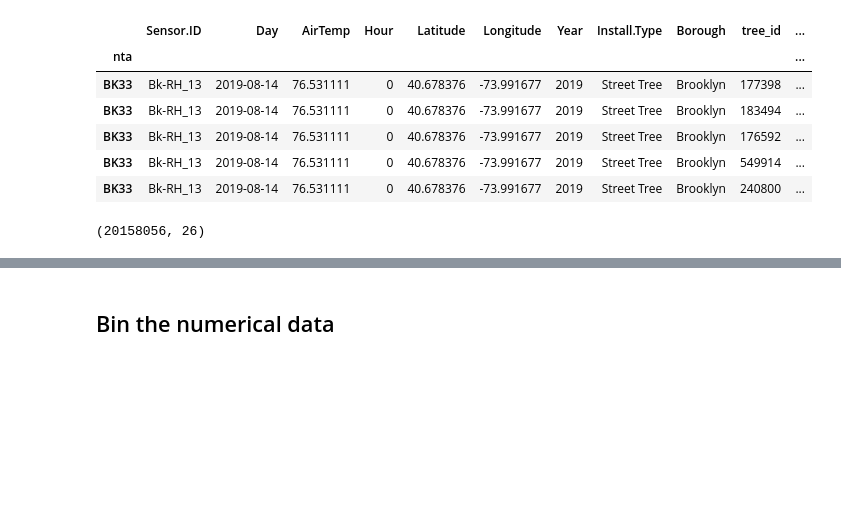
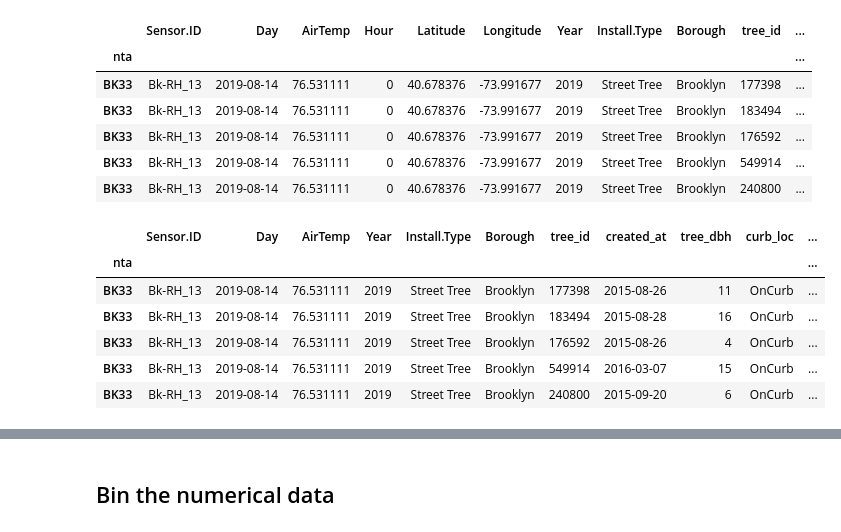
Before and after one commit to yaminivibha/DataMiningNYCTemps, a Jupyter notebook: lib/data-processing.ipynb, the cells around one changed output, grey strips where cells are left out. Saved outputs shown, nothing was run; the diff lists cells and outputs as text; code cells hidden in the pictures; blank space fills up the shorter version.

```diff
--- a/lib/data-processing.ipynb
+++ b/lib/data-processing.ipynb
@@ -232,5 +240,11 @@ integrated.rename({'Latitude': 'latidude_temp', 'Longitude': 'longitude_temp'},
 # %%
-integrated.shape
+integrated.head()
 # %% [output]
-(20158056, 26)
+|  | Sensor.ID | Day | AirTemp | Year | Install.Type | Borough | tree_id | created_at | tree_dbh | curb_loc | ... |
+| nta |  |  |  |  |  |  |  |  |  |  | ... |
+| BK33 | Bk-RH_13 | 2019-08-14 | 76.531111 | 2019 | Street Tree | Brooklyn | 177398 | 2015-08-26 | 11 | OnCurb | ... |
+| BK33 | Bk-RH_13 | 2019-08-14 | 76.531111 | 2019 | Street Tree | Brooklyn | 183494 | 2015-08-28 | 16 | OnCurb | ... |
+| BK33 | Bk-RH_13 | 2019-08-14 | 76.531111 | 2019 | Street Tree | Brooklyn | 176592 | 2015-08-26 | 4 | OnCurb | ... |
+| BK33 | Bk-RH_13 | 2019-08-14 | 76.531111 | 2019 | Street Tree | Brooklyn | 549914 | 2016-03-07 | 15 | OnCurb | ... |
+| BK33 | Bk-RH_13 | 2019-08-14 | 76.531111 | 2019 | Street Tree | Brooklyn | 240800 | 2015-09-20 | 6 | OnCurb | ... |
 # %%
```
Also changed, not shown: parts of 9 cells of this notebook, 3 other files.
